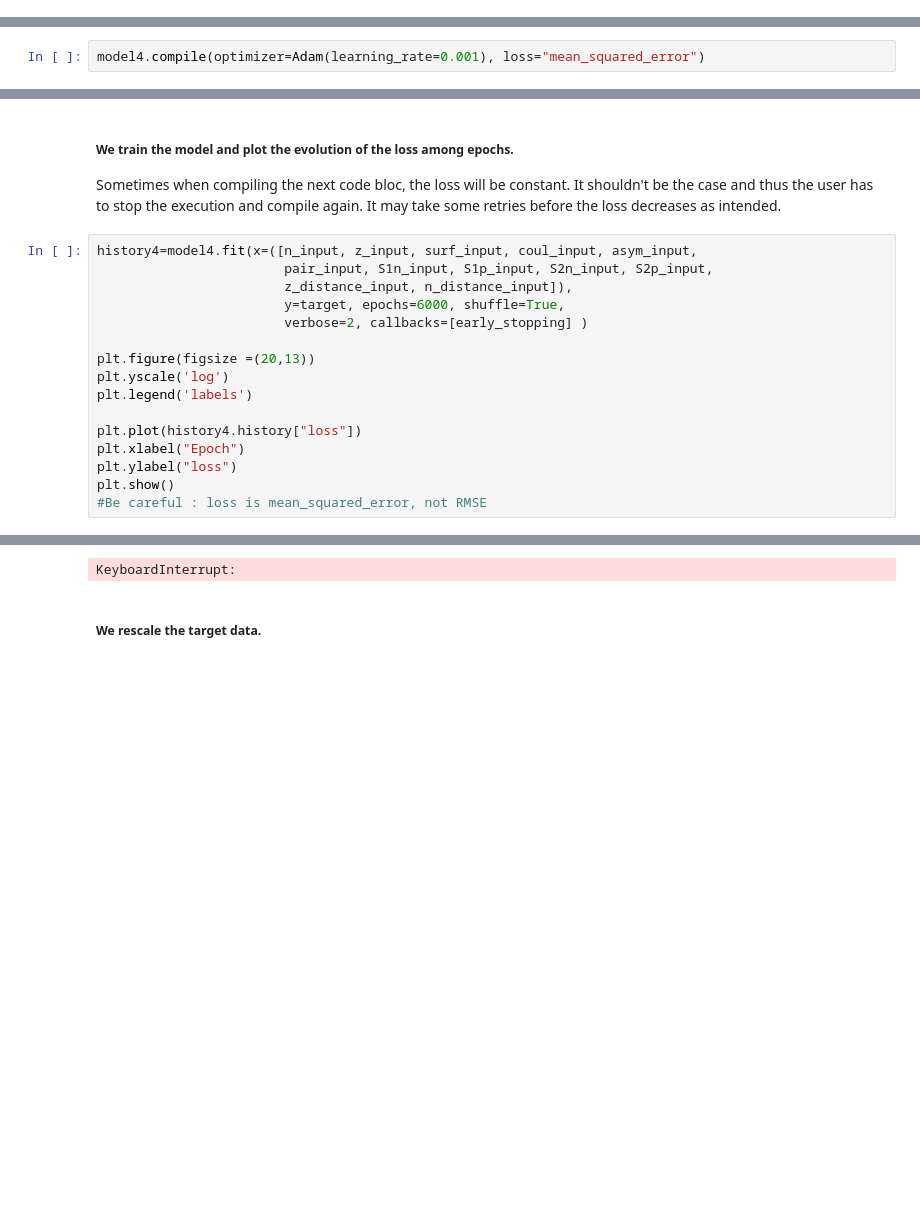
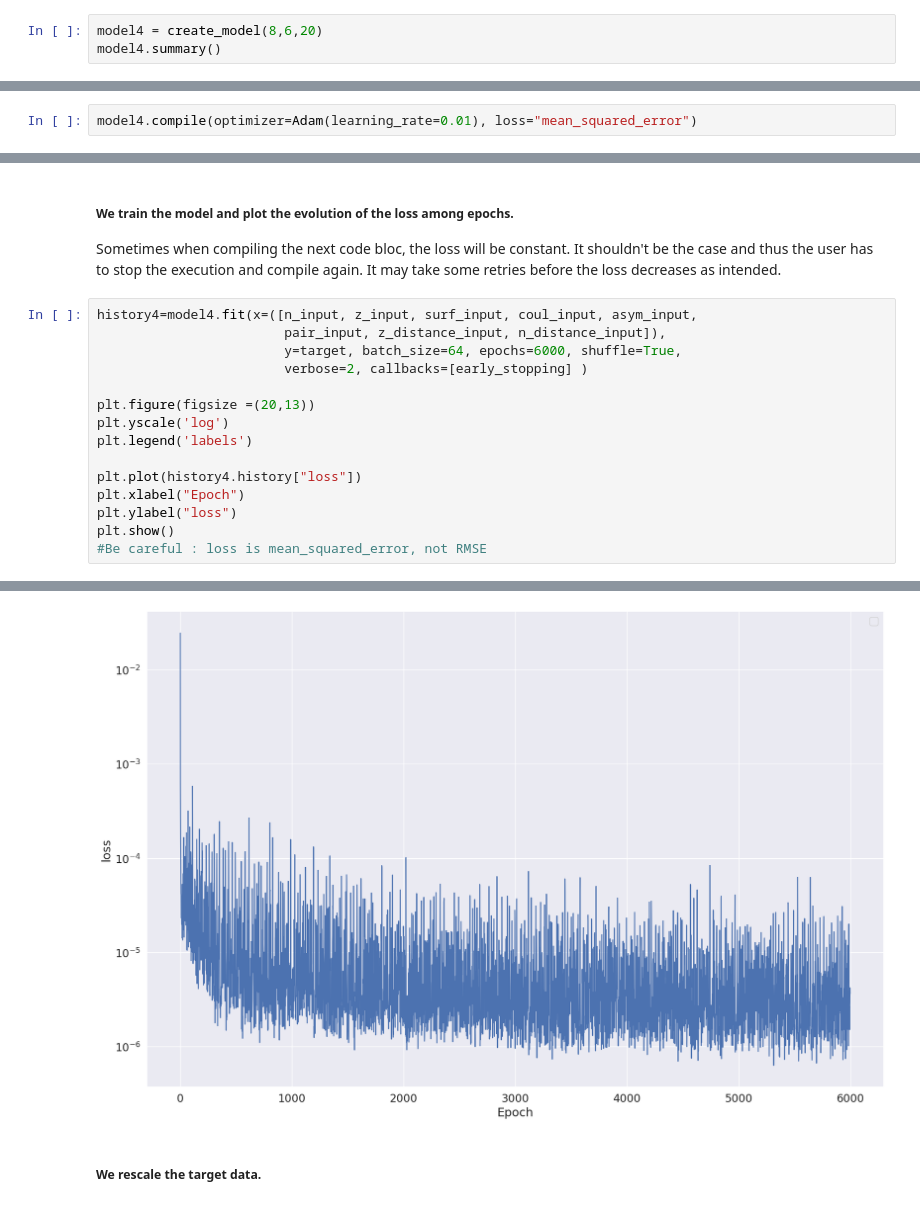
Before and after one commit to AlexianL/StudentProject2023, a Jupyter notebook: 4_artificial_neural_network.ipynb, the cells around one changed output, grey strips where cells are left out. Saved outputs shown, nothing was run; the diff lists cells and outputs as text; blank space fills up the shorter version.

```diff
--- a/4_artificial_neural_network.ipynb
+++ b/4_artificial_neural_network.ipynb
@@ -82,0 +66,3 @@ To enable them in other operations, rebuild TensorFlow with the appropriate comp
+# %%
+model4 = create_model(8,6,20)
+model4.summary()
@@ -83,5 +87,5 @@ To enable them in other operations, rebuild TensorFlow with the appropriate comp
 # %%
-model4.compile(optimizer=Adam(learning_rate=0.001), loss="mean_squared_error")
+model4.compile(optimizer=Adam(learning_rate=0.01), loss="mean_squared_error")
 # %% [markdown]
 ##### We create a class that will allow us to stop the training of the model when a specific loss is reach. Otherwise, the training will continue until the last epoch.
 # %%
@@ -102,9 +106,8 @@ early_stopping = EarlyStoppingByLossValue()
 Sometimes when compiling the next code bloc, the loss will be constant. It shouldn't be the case and thus the user has to stop the execution and compile again. It may take some retries before the loss decreases as intended.
 # %%
 history4=model4.fit(x=([n_input, z_input, surf_input, coul_input, asym_input,
-                        pair_input, S1n_input, S1p_input, S2n_input, S2p_input,
-                        z_distance_input, n_distance_input]),
-                        y=target, epochs=6000, shuffle=True,
+                        pair_input, z_distance_input, n_distance_input]),
+                        y=target, batch_size=64, epochs=6000, shuffle=True,
                         verbose=2, callbacks=[early_stopping] )
 
 plt.figure(figsize =(20,13))
@@ -137,4 +140,4 @@ Epoch 1869/6000
-KeyboardInterrupt:
+[figure, added]
 # %% [markdown]
 ##### We rescale the target data.
 # %%
```
Also changed, not shown: parts of 8 cells of this notebook, 18 other files.
